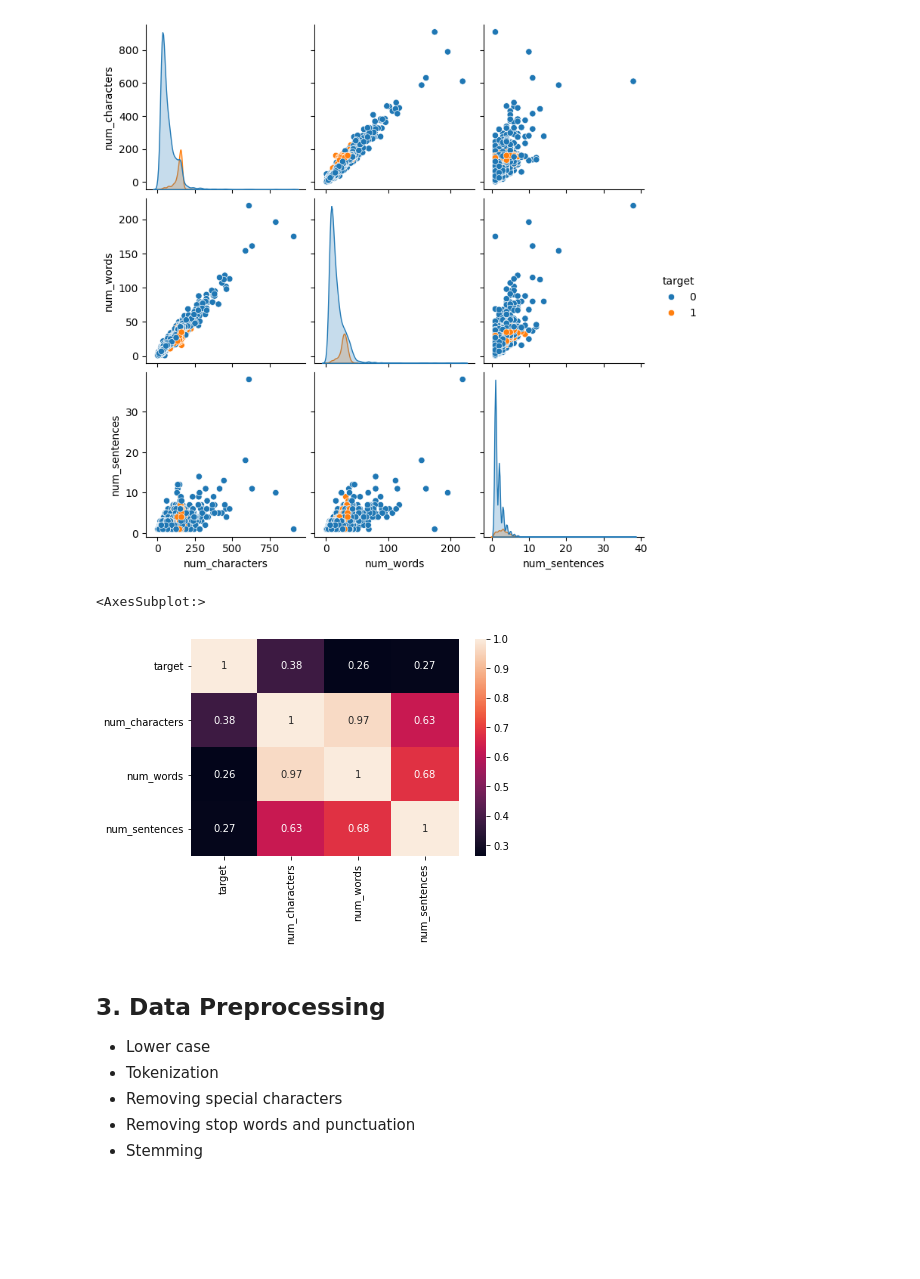
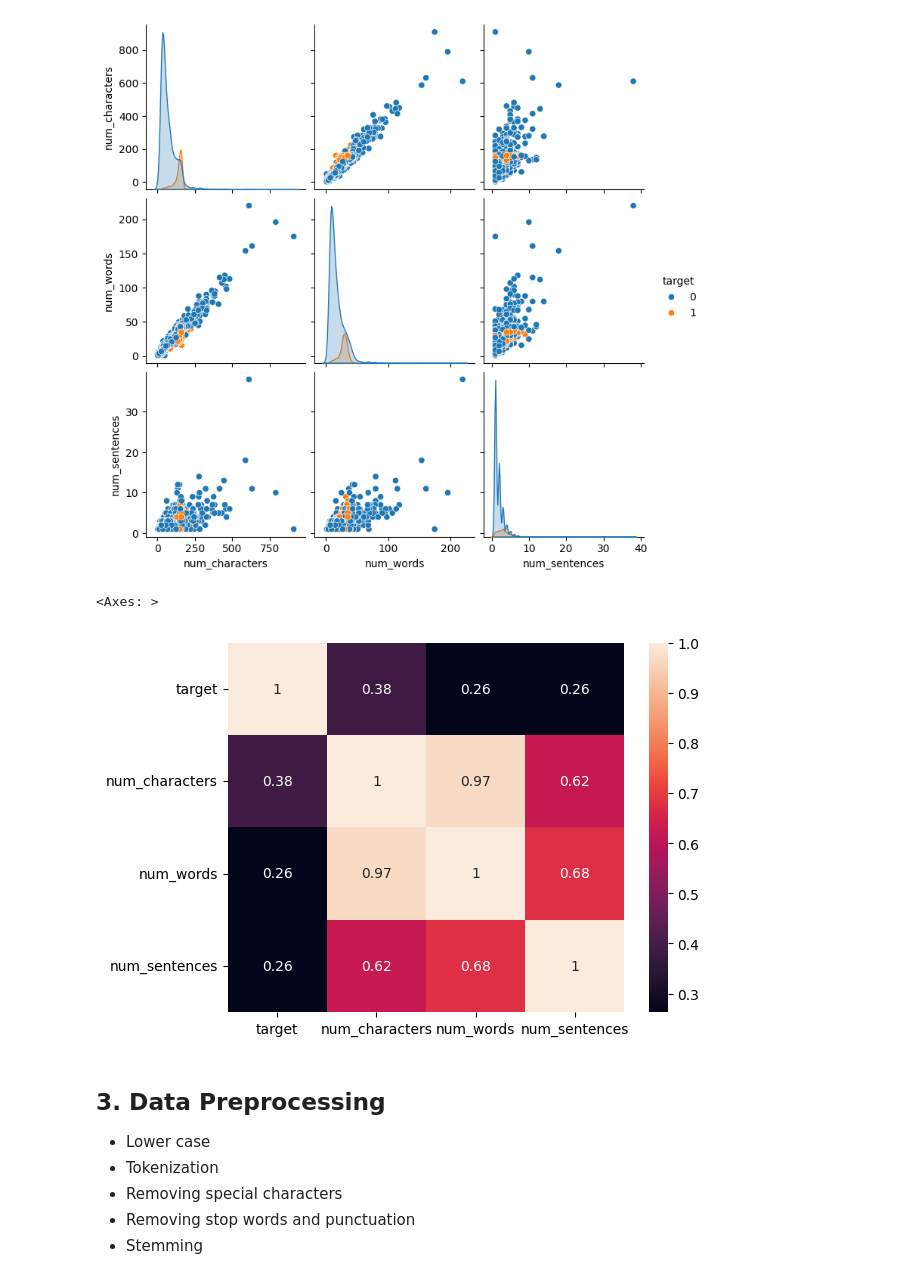
Before and after one commit to yashal-ali/SpamScanner, a Jupyter notebook: sms-spam-detection.ipynb, the cells around one changed output. Cells and saved outputs as stored; diff of their text form; code cells hidden in the pictures; blank space fills up the shorter version.

```diff
--- a/sms-spam-detection.ipynb
+++ b/sms-spam-detection.ipynb
@@ -250,10 +250,16 @@ sns.pairplot(df,hue='target')
 <seaborn.axisgrid.PairGrid at 0x...>
 [figure]
 # %%
-sns.heatmap(df.corr(),annot=True)
+# sns.heatmap(df.corr(),annot=True)
+import seaborn as sns
+import pandas as pd
+
+# Assuming df is your DataFrame
+numeric_df = df.select_dtypes(include=['number'])
+sns.heatmap(numeric_df.corr(), annot=True)
 # %% [output]
-<AxesSubplot:>
+<Axes: >
-[figure, old version]
+[figure, new version]
 # %% [markdown]
 ## 3. Data Preprocessing
 - Lower case
```
Also changed, not shown: parts of 18 cells of this notebook, 1 other file.
